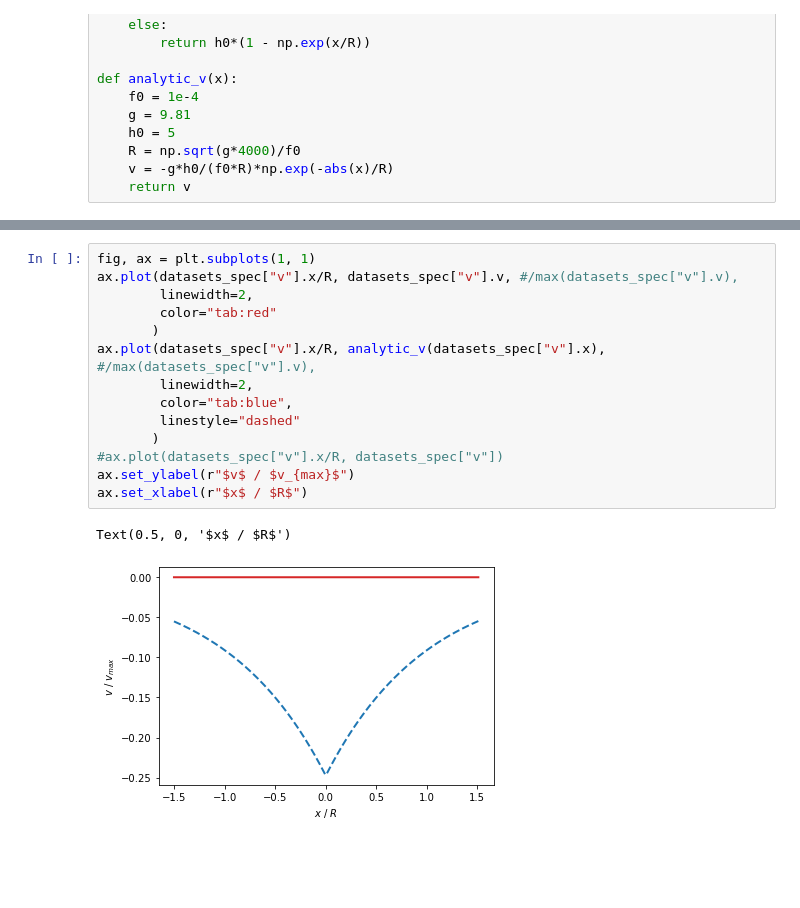
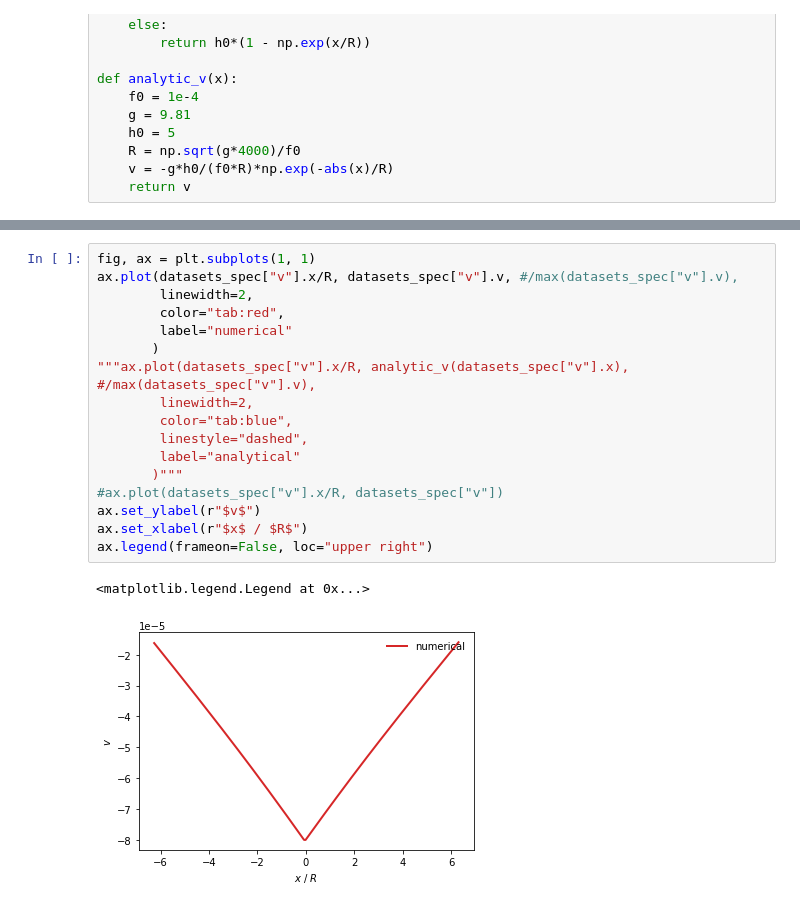
Before and after one commit to janadr/MO8004, a Jupyter notebook: L1/scripts/plot_dynamics.ipynb, the cells around one changed output, grey strips where cells are left out. Cells and saved outputs as stored; diff of their text form; blank space fills up the shorter version.

```diff
--- a/L1/scripts/plot_dynamics.ipynb
+++ b/L1/scripts/plot_dynamics.ipynb
@@ -81,17 +84,20 @@ plt.show()
 # %%
 fig, ax = plt.subplots(1, 1)
 ax.plot(datasets_spec["v"].x/R, datasets_spec["v"].v, #/max(datasets_spec["v"].v),
         linewidth=2,
-        color="tab:red"
+        color="tab:red",
+        label="numerical"
        )
-ax.plot(datasets_spec["v"].x/R, analytic_v(datasets_spec["v"].x), #/max(datasets_spec["v"].v),
+"""ax.plot(datasets_spec["v"].x/R, analytic_v(datasets_spec["v"].x), #/max(datasets_spec["v"].v),
         linewidth=2,
         color="tab:blue",
-        linestyle="dashed"
-       )
+        linestyle="dashed",
+        label="analytical"
+       )"""
 #ax.plot(datasets_spec["v"].x/R, datasets_spec["v"])
-ax.set_ylabel(r"$v$ / $v_{max}$")
+ax.set_ylabel(r"$v$")
 ax.set_xlabel(r"$x$ / $R$")
+ax.legend(frameon=False, loc="upper right")
 # %% [output]
-Text(0.5, 0, '$x$ / $R$')
+<matplotlib.legend.Legend at 0x...>
-[figure, old version]
+[figure, new version]
```
Also changed, not shown: parts of 3 cells of this notebook, 3 other files.
